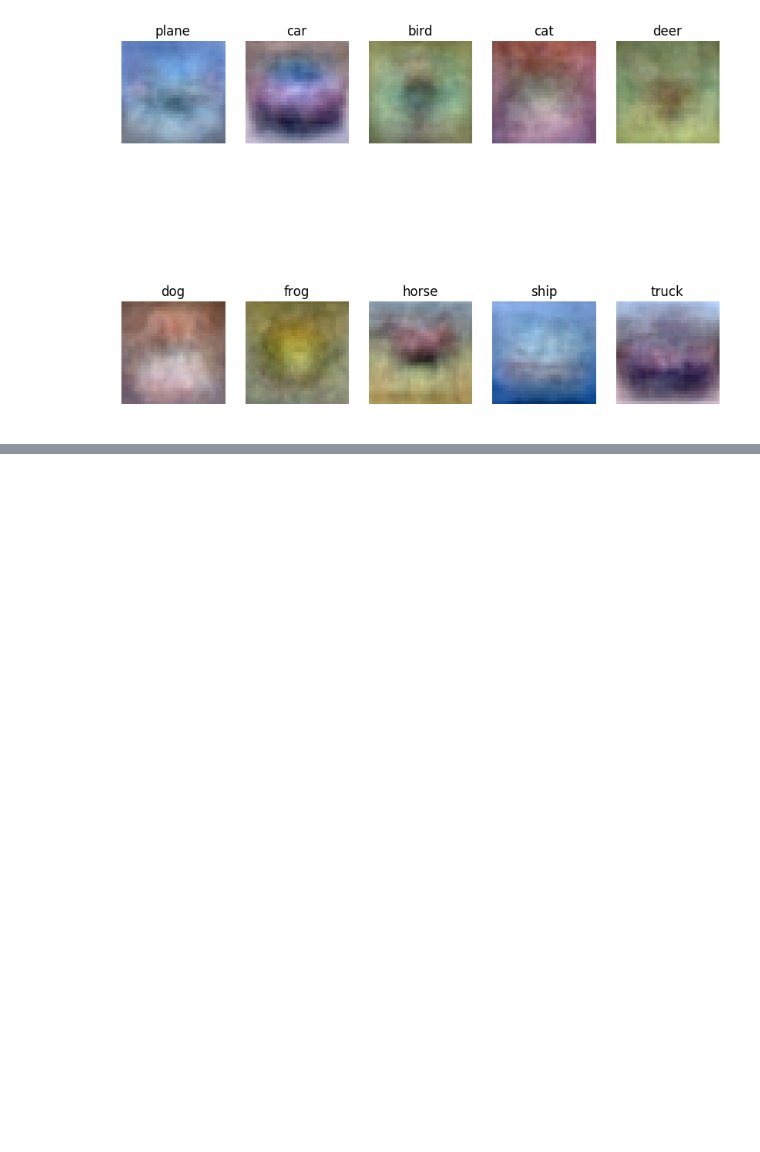
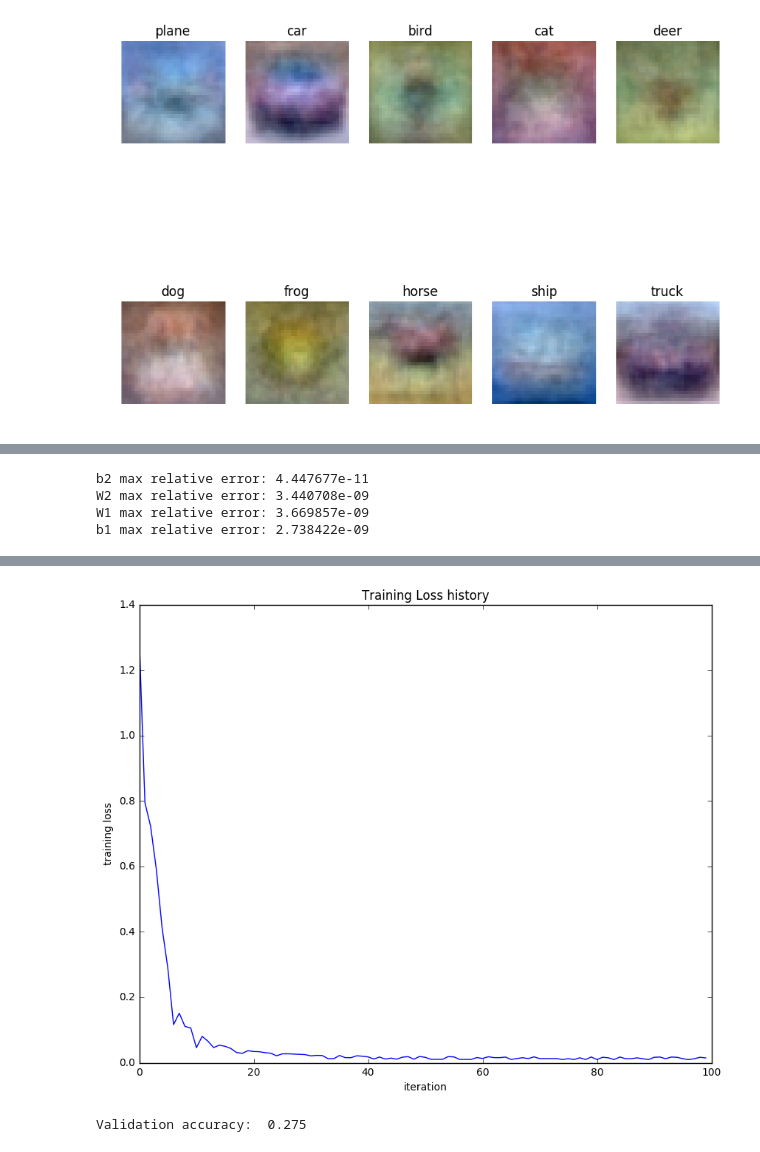
Before and after one commit to jtutmaher/cs231n, a Jupyter notebook: ps1/ps1_solutions.ipynb, the cells around one changed output, grey strips where cells are left out. Saved outputs shown, nothing was run; the diff lists cells and outputs as text; code cells hidden in the pictures; blank space fills up the shorter version.

```diff
--- a/ps1/ps1_solutions.ipynb
+++ b/ps1/ps1_solutions.ipynb
@@ -517,0 +526,19 @@ loss_hist = svm_model.loss(W,Xtr,Ytr,new_reg)
+# %%
+# Initialize toy model
+input_size = 4
+hidden_size = 10
+num_classes = 3
+num_inputs = 5
+
+def init_toy_model():
+  np.random.seed(0)
+  return TwoLayerNet(input_size, hidden_size, num_classes, std=1e-1)
+
+def init_toy_data():
+  np.random.seed(1)
+  X = 10 * np.random.randn(num_inputs, input_size)
+  y = np.array([0, 1, 2, 2, 1])
+  return X, y
+
+net = init_toy_model()
+X, y = init_toy_data()
@@ -517,0 +556,28 @@ loss_hist = svm_model.loss(W,Xtr,Ytr,new_reg)
+# %%
+# Check gradient
+loss, grads = net.loss(X, y, reg=0.1)
+# these should all be less than 1e-8 or so
+for param_name in grads:
+  f = lambda W: net.loss(X, y, reg=0.1)[0]
+  param_grad_num = eval_numerical_gradient(f, net.params[param_name], verbose=False)
+  print '%s max relative error: %e' % (param_name, rel_error(param_grad_num, grads[param_name]))
+# %% [output]
+b2 max relative error: 4.447677e-11
+W2 max relative error: 3.440708e-09
+W1 max relative error: 3.669857e-09
+b1 max relative error: 2.738422e-09
+# %%
+# Check training
+net = init_toy_model()
+stats = net.train(X, y, X, y,
+            learning_rate=1e-1, reg=1e-5,
+            num_iters=100, verbose=False)
+
+print 'Final training loss: ', stats['loss_history'][-1]
+# plot the loss history
+plt.plot(stats['loss_history'])
+plt.xlabel('iteration')
+plt.ylabel('training loss')
+plt.title('Training Loss history')
+plt.show()
+# %% [output]
@@ -517,0 +585 @@ loss_hist = svm_model.loss(W,Xtr,Ytr,new_reg)
+[figure, added]
@@ -517,0 +626,14 @@ loss_hist = svm_model.loss(W,Xtr,Ytr,new_reg)
+# %%
+# Conduct actual training
+input_size = 32 * 32 * 3
+hidden_size = 50
+num_classes = 10
+net = TwoLayerNet(input_size, hidden_size, num_classes)
+# Train the network
+stats = net.train(X_train, y_train, X_val, y_val,num_iters=1000, batch_size=200,
+            learning_rate=1e-4, learning_rate_decay=0.95,reg=0.5, verbose=False)
+# Predict on the validation set
+val_acc = (net.predict(X_val) == y_val).mean()
+print 'Validation accuracy: ', val_acc
+# %% [output]
+Validation accuracy:  0.275
```
Also changed, not shown: parts of 14 cells of this notebook, 26 other files.
